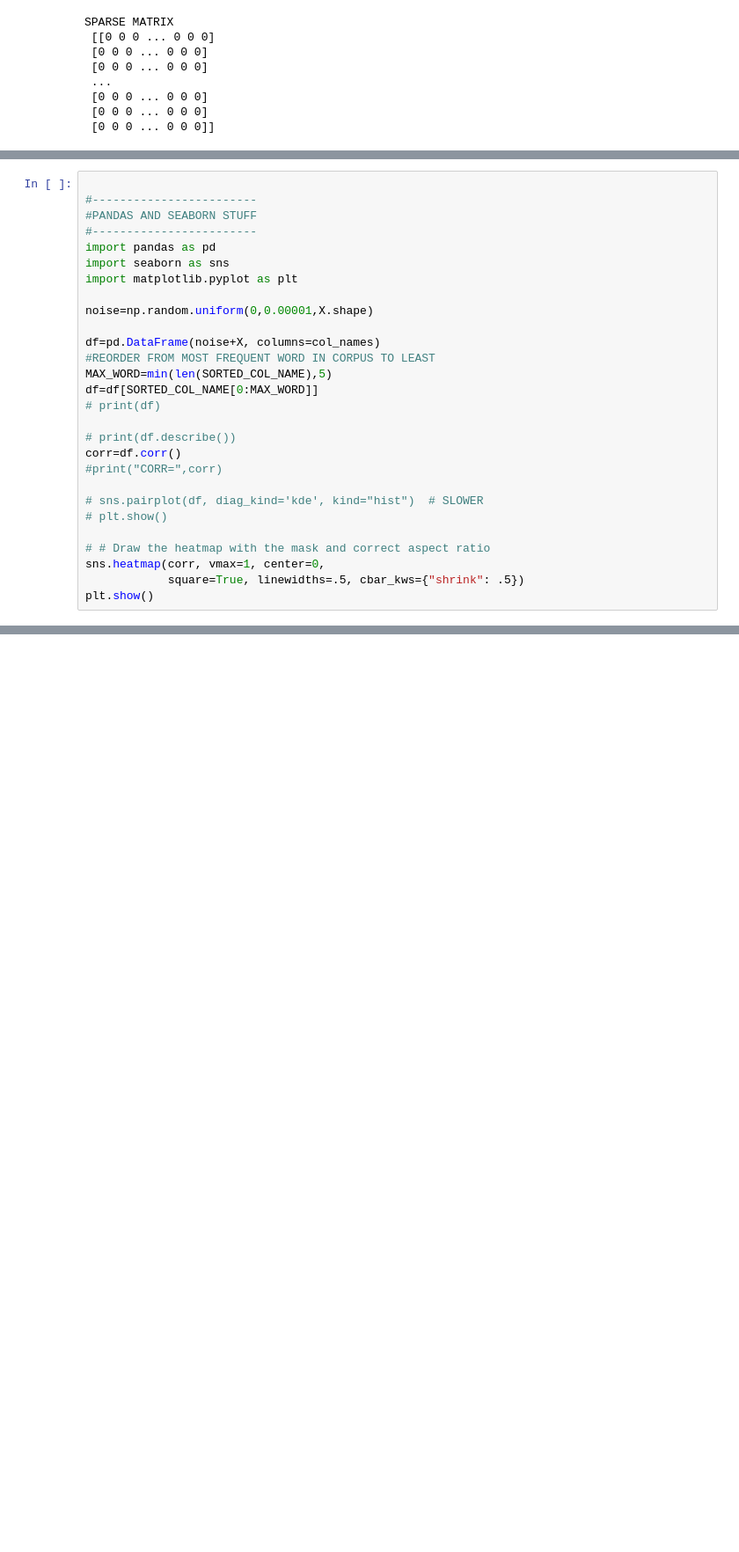
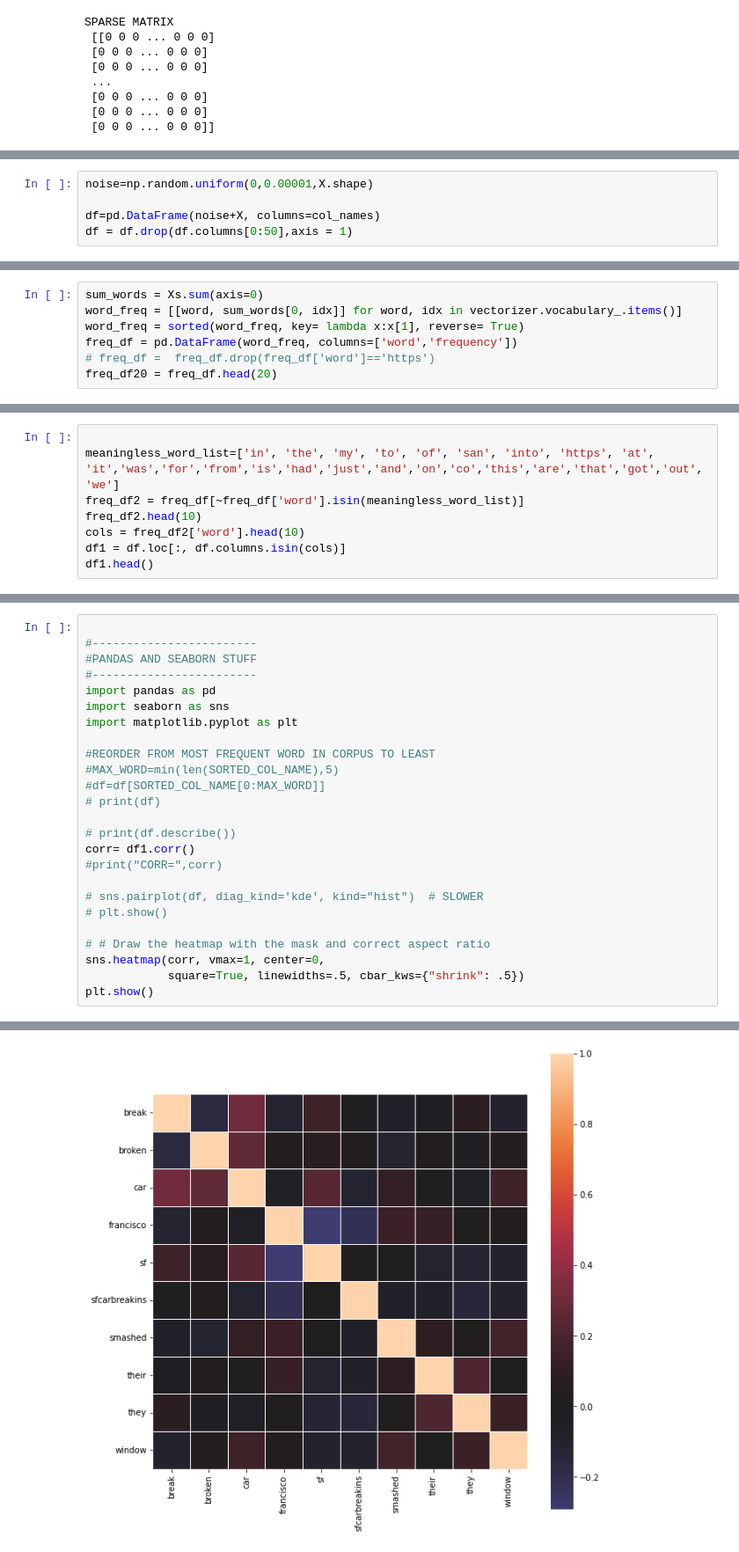
Before and after one commit to anly501/Yichen_Personal_web, a Jupyter notebook: codes/02-data-cleaning/twitter_text_clean.ipynb, the cells around one changed output, grey strips where cells are left out. Shown at 88% size. Saved outputs shown, nothing was run; the diff lists cells and outputs as text; blank space fills up the shorter version.

```diff
--- a/codes/02-data-cleaning/twitter_text_clean.ipynb
+++ b/codes/02-data-cleaning/twitter_text_clean.ipynb
@@ -120,0 +89,5 @@ KeyboardInterrupt:
+# %%
+noise=np.random.uniform(0,0.00001,X.shape)
+
+df=pd.DataFrame(noise+X, columns=col_names)
+df = df.drop(df.columns[0:50],axis = 1)
@@ -120,0 +101,7 @@ KeyboardInterrupt:
+# %%
+sum_words = Xs.sum(axis=0)
+word_freq = [[word, sum_words[0, idx]] for word, idx in vectorizer.vocabulary_.items()]
+word_freq = sorted(word_freq, key= lambda x:x[1], reverse= True)
+freq_df = pd.DataFrame(word_freq, columns=['word','frequency'])
+# freq_df =  freq_df.drop(freq_df['word']=='https')
+freq_df20 = freq_df.head(20)
@@ -120,0 +115,8 @@ KeyboardInterrupt:
+# %%
+
+meaningless_word_list=['in', 'the', 'my', 'to', 'of', 'san', 'into', 'https', 'at', 'it','was','for','from','is','had','just','and','on','co','this','are','that','got','out','we']
+freq_df2 = freq_df[~freq_df['word'].isin(meaningless_word_list)]
+freq_df2.head(10)
+cols = freq_df2['word'].head(10)
+df1 = df.loc[:, df.columns.isin(cols)]
+df1.head()
@@ -127,16 +136,13 @@ import pandas as pd
 import seaborn as sns
 import matplotlib.pyplot as plt
 
-noise=np.random.uniform(0,0.00001,X.shape)
-
-df=pd.DataFrame(noise+X, columns=col_names)
 #REORDER FROM MOST FREQUENT WORD IN CORPUS TO LEAST
-MAX_WORD=min(len(SORTED_COL_NAME),5)
-df=df[SORTED_COL_NAME[0:MAX_WORD]]
+#MAX_WORD=min(len(SORTED_COL_NAME),5)
+#df=df[SORTED_COL_NAME[0:MAX_WORD]]
 # print(df)
 
 # print(df.describe())
-corr=df.corr()
+corr= df1.corr()
 #print("CORR=",corr)
 
 # sns.pairplot(df, diag_kind='kde', kind="hist")  # SLOWER
@@ -151,3 +156,4 @@ NameError: name 'SORTED_COL_NAME' is not defined
+[figure, added]
 # %%
 import re
 import nltk
```
Also changed, not shown: parts of 10 cells of this notebook, 9 other files.
